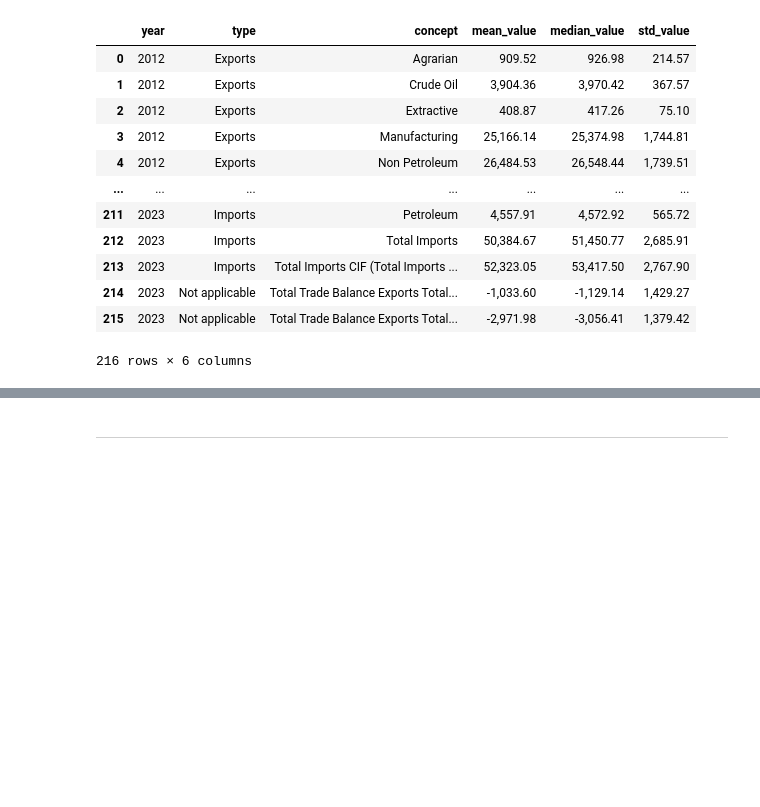
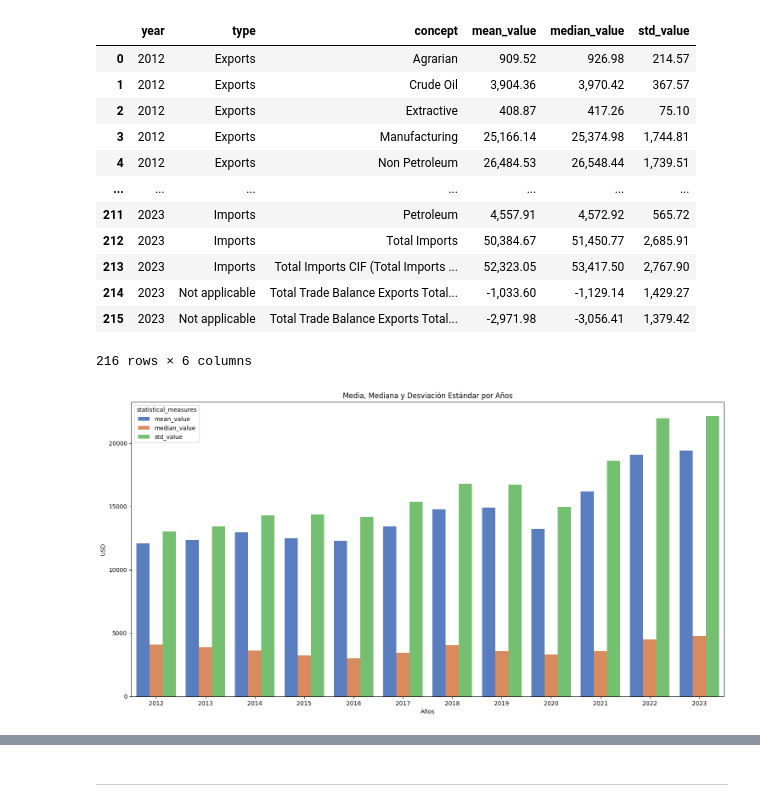
Before and after one commit to SaitoM17/analisis_mexico_trade_statistics_2012_2023, a Jupyter notebook: notebooks/5_analisis_estadistico.ipynb, the cells around one changed output, grey strips where cells are left out. Drawn from its saved outputs; the diff is of its cells as text; code cells hidden in the pictures; blank space fills up the shorter version.

Commit message:
feat: Código para creación de Gráficos media, mediana, desviación estándar de value_usd por año, tipo y concepto

```diff
--- a/notebooks/5_analisis_estadistico.ipynb
+++ b/notebooks/5_analisis_estadistico.ipynb
@@ -50,3 +50,20 @@ Media, Mediana y Desviación Estándar de value_usd por Año, Tipo y Concepto:
 | 214 | 2023 | Not applicable | Total Trade Balance Exports Total... | -1,033.60 | -1,129.14 | 1,429.27 |
 | 215 | 2023 | Not applicable | Total Trade Balance Exports Total... | -2,971.98 | -3,056.41 | 1,379.42 |
 216 rows × 6 columns
+# %%
+estadisticas_anuales = df_2012_2023.groupby('year')['value_usd'].agg(
+    mean_value = ('mean'),
+    median_value = ('median'),
+    std_value = ('std')
+).reset_index()
+
+estadisticas_anuales_melted = estadisticas_anuales.melt(id_vars='year', var_name='statistical_measures', value_name='statistics')
+
+plt.figure(figsize=(18,9))
+sns.barplot(estadisticas_anuales_melted, x='year', y='statistics', hue='statistical_measures', palette='muted')
+plt.title("Media, Mediana y Desviación Estándar por Años")
+plt.xlabel("Años")
+plt.ylabel("USD")
+plt.show()
+# %% [output]
+[figure, added]
```
Also changed, not shown: parts of 2 cells of this notebook.
